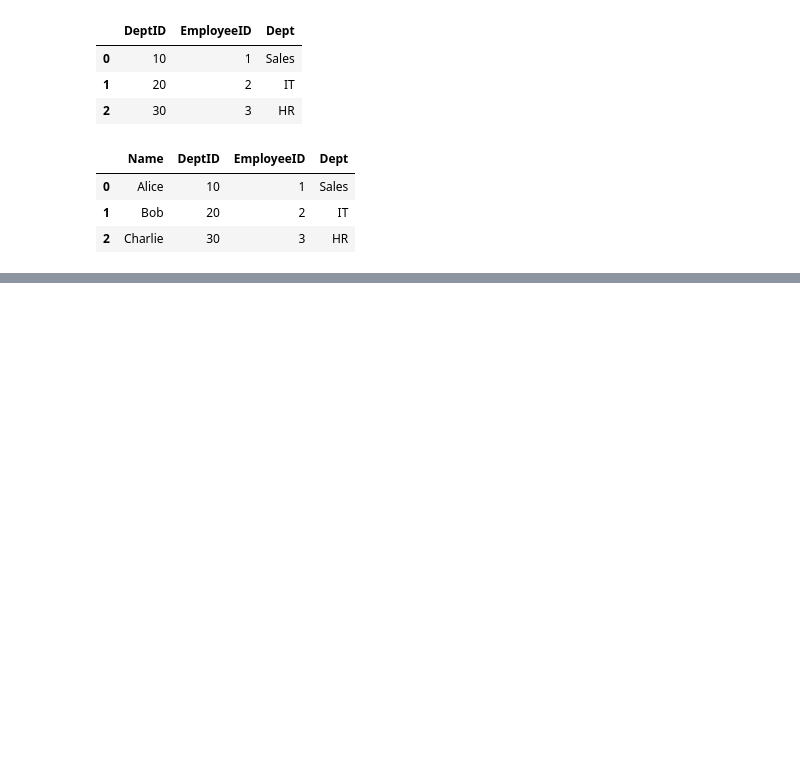
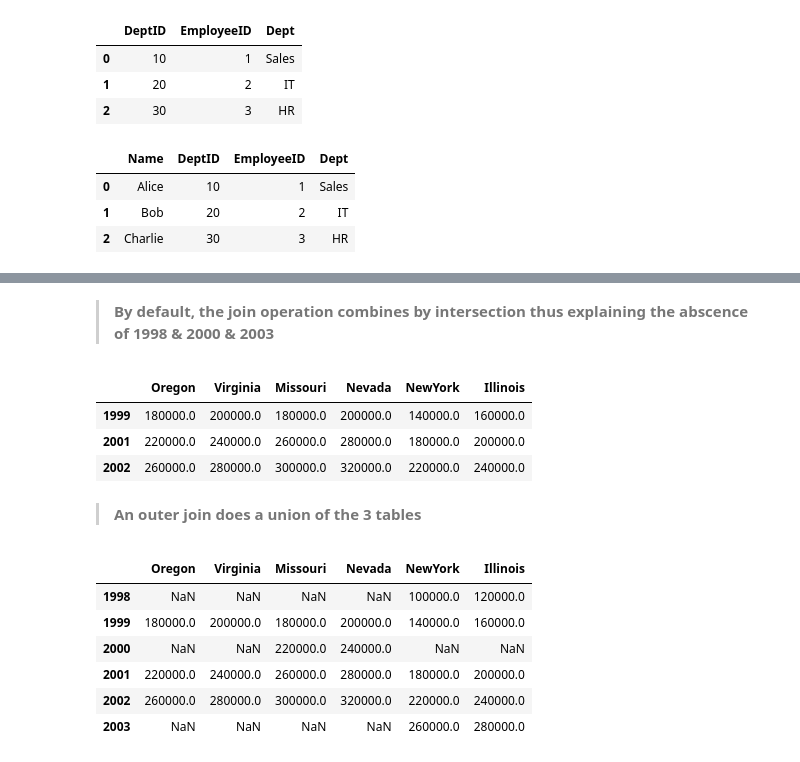
Before and after one commit to Craphtr/Python-Essentials-For-Machine-Learning, a Jupyter notebook: 07_Data_Wrangling_in_Pandas.ipynb, the cells around one changed output, grey strips where cells are left out. Saved outputs shown, nothing was run; the diff lists cells and outputs as text; code cells hidden in the pictures; blank space fills up the shorter version.

Commit message:
reviewed combining and hierarchical indexing oerations

```diff
--- a/07_Data_Wrangling_in_Pandas.ipynb
+++ b/07_Data_Wrangling_in_Pandas.ipynb
@@ -566,0 +423,4 @@ print(df5); print(df6); print(pd.concat([df5,df6],join='inner'))
+# %%
+dl1 = pd.DataFrame(np.linspace(180000,280000,6).reshape(3,2),columns=['Oregon','Virginia'],
+                    index= [1999,2001,2002])
+dl1
@@ -566,0 +432,4 @@ print(df5); print(df6); print(pd.concat([df5,df6],join='inner'))
+# %%
+dl2 = pd.DataFrame(np.linspace(180000,320000,8).reshape(4,2),columns=['Missouri','Nevada'],
+                    index= [1999,2000,2001,2002,])
+dl2
@@ -566,0 +483,4 @@ print(df5); print(df6); print(pd.concat([df5,df6],join='inner'))
+# %%
+dl3 = pd.DataFrame(np.linspace(100000,280000,10).reshape(5,2),columns=['NewYork','Illinois'],
+                    index= [1998,1999,2001,2002,2003,])
+dl3
@@ -566,0 +494,21 @@ print(df5); print(df6); print(pd.concat([df5,df6],join='inner'))
+# %% [markdown]
+> **By default, the join operation combines by intersection thus explaining the abscence of 1998 & 2000 & 2003**
+# %%
+dl1.join([dl2,dl3])
+# %% [output]
+|  | Oregon | Virginia | Missouri | Nevada | NewYork | Illinois |
+| 1999 | 180000.0 | 200000.0 | 180000.0 | 200000.0 | 140000.0 | 160000.0 |
+| 2001 | 220000.0 | 240000.0 | 260000.0 | 280000.0 | 180000.0 | 200000.0 |
+| 2002 | 260000.0 | 280000.0 | 300000.0 | 320000.0 | 220000.0 | 240000.0 |
+# %% [markdown]
+> **An outer join does a union of the 3 tables**
+# %%
+dl1.join([dl2,dl3],how='outer')
+# %% [output]
+|  | Oregon | Virginia | Missouri | Nevada | NewYork | Illinois |
+| 1998 | NaN | NaN | NaN | NaN | 100000.0 | 120000.0 |
+| 1999 | 180000.0 | 200000.0 | 180000.0 | 200000.0 | 140000.0 | 160000.0 |
+| 2000 | NaN | NaN | 220000.0 | 240000.0 | NaN | NaN |
+| 2001 | 220000.0 | 240000.0 | 260000.0 | 280000.0 | 180000.0 | 200000.0 |
+| 2002 | 260000.0 | 280000.0 | 300000.0 | 320000.0 | 220000.0 | 240000.0 |
+| 2003 | NaN | NaN | NaN | NaN | 260000.0 | 280000.0 |
```
Also changed, not shown: parts of 87 cells of this notebook.
